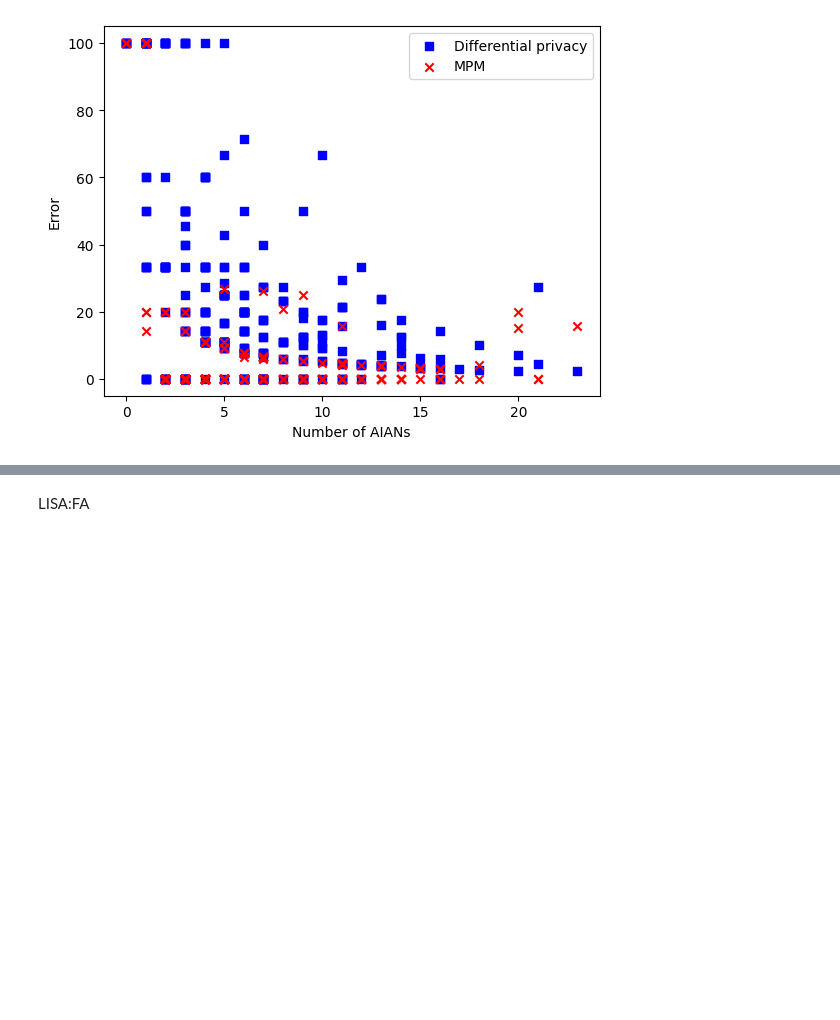
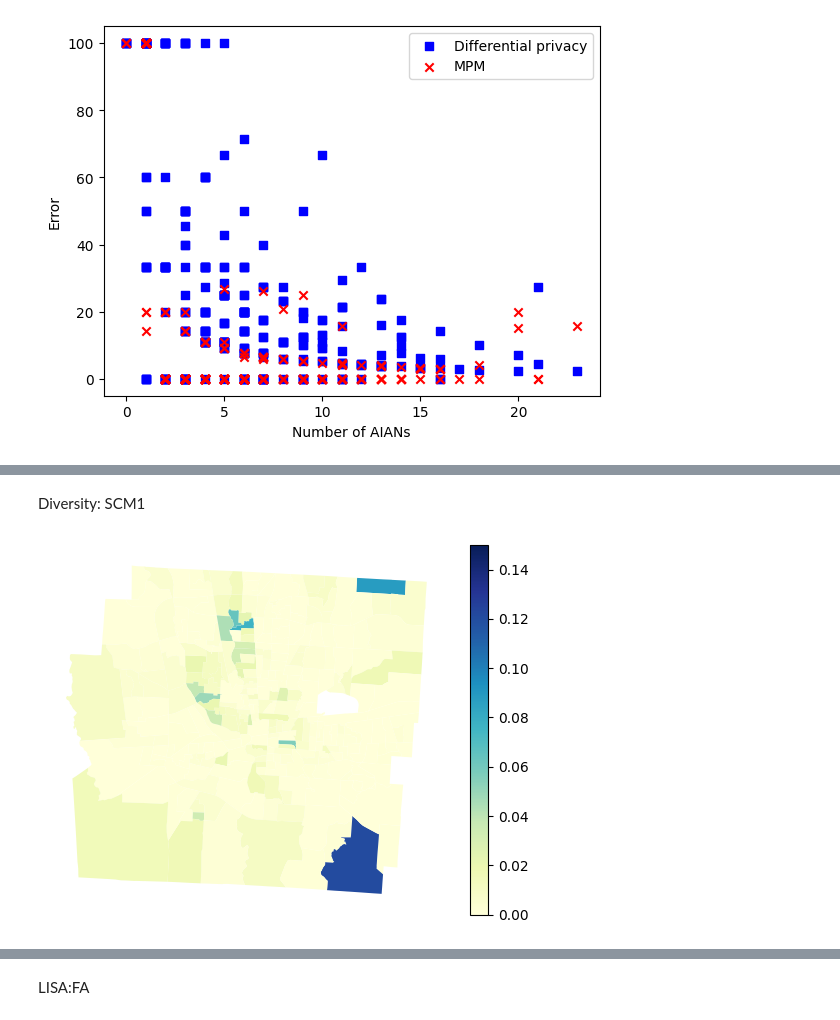
Before and after one commit to linyuehzzz/privacy-framework, a Jupyter notebook: set-coverage-exact-k-franklin.ipynb, the cells around one changed output, grey strips where cells are left out. Drawn from its saved outputs; the diff is of its cells as text; code cells hidden in the pictures; blank space fills up the shorter version.

```diff
--- a/set-coverage-exact-k-franklin.ipynb
+++ b/set-coverage-exact-k-franklin.ipynb
@@ -552,0 +507,73 @@ The PostScript backend does not support transparency; partially transparent arti
+# %% [markdown]
+Diversity: SCM1
+# %%
+## SCM
+import csv
+import numpy as np
+import geopandas as gpd
+from libpysal import weights
+import esda
+import matplotlib.pyplot as plt  # Graphics
+
+with open('data/theta/SCM_FA_franklin.csv', newline='') as f:
+    reader = csv.reader(f)
+    data_fa = list(reader)
+
+theta_fa = np.zeros([I, I, K])
+for k in range(K):
+    for i in range(I):
+        if i not in V[k] and A[i, k] != 0:
+            theta_fa[i, i, k] = 1
+for var in data_fa:
+    name = var[0].split("_")
+    theta_fa[int(name[1]), int(name[2]), int(name[3])] = var[1]
+
+K2 = hist2.shape[1] - 1
+Q2 = np.zeros([K2, K])
+for idx2, col2 in enumerate(hist2.iloc[:,1:].columns):
+    x = col2[0:2]
+    y = col2[2:4]
+    for idx, col in enumerate(hist.iloc[:,1:].columns):
+        if x == col[0:2] and y == col[4:6]:
+            Q2[idx2, idx] = 1
+        else:
+            Q2[idx2, idx] = 0
+theta2_fa = np.zeros([I, I, K2])
+for k2 in range(K2):
+    for i in range(I):
+        for j in range(I):
+            sum1, sum2 = 0, 0
+            for k in range(K):
+                sum1 += Q2[k2, k] * theta_fa[i, j, k] * A[i, k]
+                sum2 += Q2[k2, k] * A[i, k]
+            theta2_fa[i, j, k2] = sum1 / sum2
+theta2_fa[~np.isfinite(theta2_fa)] = 0
+
+A2 = hist2.iloc[:,1:].to_numpy()
+A2_fa = np.zeros([I, K2])
+for k2 in range(K2):
+    for j in range(I):
+        sum = 0
+        for i in range(I):
+            sum += theta2_fa[i, j, k2] * A2[i, k2]
+        A2_fa[j, k2] = sum
+
+A2_fa = pd.DataFrame(A2_fa)
+A2_fa["SUM"] = A2_fa.sum(axis=1)
+A2_fa["TRACT"] = hist2["TRACT"]
+for i in range(14):
+    A2_fa[i] = A2_fa[i] / A2_fa["SUM"]
+    A2_fa[i + 20] = A2_fa[i] * np.log(1 / A2_fa[i])
+A2_fa = A2_fa.fillna(0)
+A2_fa["ENTROPY_SCM"] = A2_fa[0] * A2_fa[20] + A2_fa[1] * A2_fa[21] + A2_fa[2] * A2_fa[22] + A2_fa[3] * A2_fa[23] + A2_fa[4] * A2_fa[24] + A2_fa[5] * A2_fa[25] + A2_fa[6] * A2_fa[26] + A2_fa[7] * A2_fa[27] + A2_fa[8] * A2_fa[28] + A2_fa[9] * A2_fa[29] + A2_fa[10] * A2_fa[30] + A2_fa[11] * A2_fa[31] + A2_fa[12] * A2_fa[32] + A2_fa[13] * A2_fa[33]
+A2_fa = A2_fa[['TRACT', "ENTROPY_SCM"]]
+
+merged_ori = merged_ori.join(A2_fa.set_index('TRACT'))
+merged_ori["ENTROPY_DIFF"] = abs(merged_ori["ENTROPY_SCM"] - merged_ori["ENTROPY_ORI"]) / (merged_ori["ENTROPY_SCM"] + merged_ori["ENTROPY_ORI"])
+merged_ori = merged_ori.sort_index()
+
+fig = merged_ori.plot(column='ENTROPY_DIFF', legend=True, cmap='YlGnBu', vmin=0, vmax=0.15)
+fig.set_axis_off()
+fig.get_figure().savefig('plot/entropy_scm_fa_franklin.eps')
+# %% [output]
+[figure, added]
```
Also changed, not shown: parts of 10 cells of this notebook, 26 other files.
